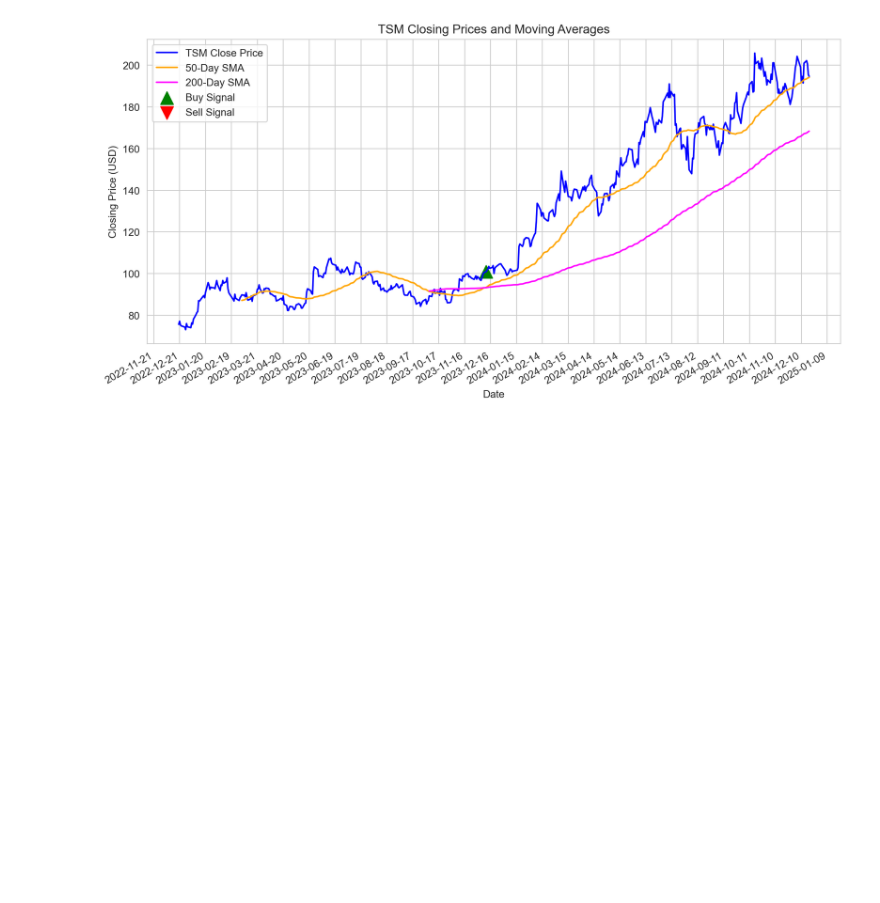
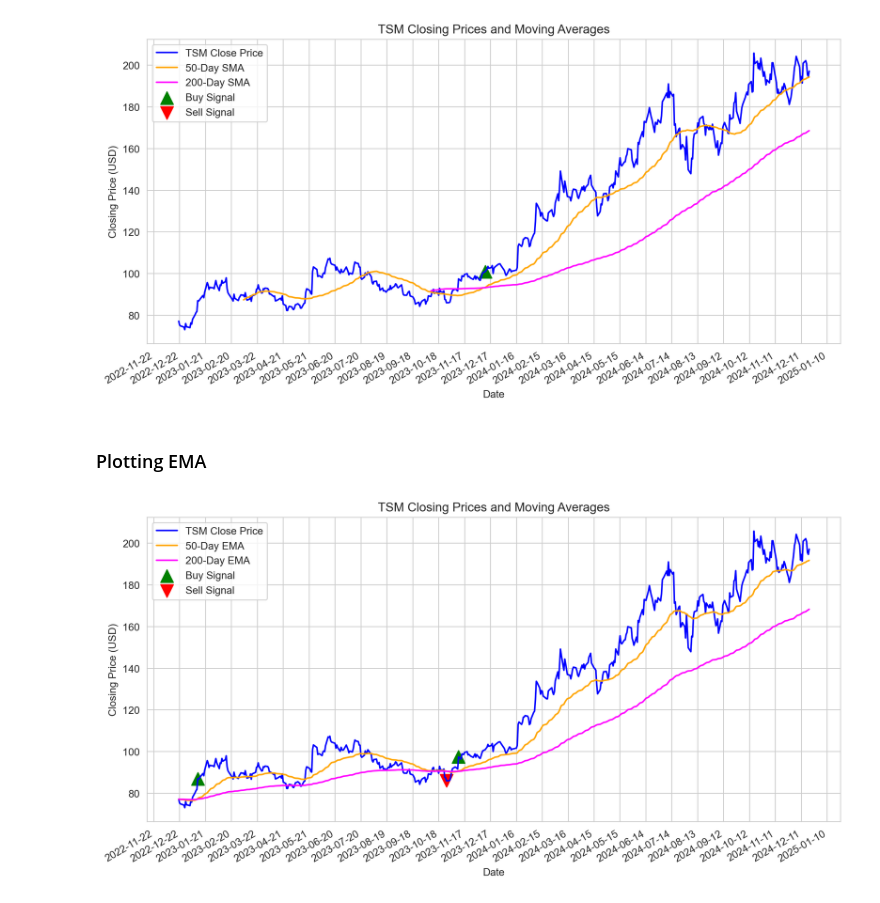
Before and after one commit to Ahkylez/Average-Crossover-Strategy, a Jupyter notebook: Moving-Average-Crossover-Strategy.ipynb, the cells around one changed output. Drawn from its saved outputs; the diff is of its cells as text; code cells hidden in the pictures; blank space fills up the shorter version.

Commit message:
Added EMA Plot

```diff
--- a/Moving-Average-Crossover-Strategy.ipynb
+++ b/Moving-Average-Crossover-Strategy.ipynb
@@ -57,13 +57,20 @@ Explain why we need to get these
 # %%
 df['50-Day SMA'] = df['Close'].rolling(window=50).mean()
 df['200-Day SMA'] = df['Close'].rolling(window=200).mean()
+
+# Calculate EMA
+df['50-Day EMA'] = df['Close'].ewm(span=50, adjust=False).mean()
+df['200-Day EMA'] = df['Close'].ewm(span=200, adjust=False).mean()
 # %% [markdown]
 ### Buy and Sell Signals
 # %% [markdown]
 Explain this here
 # %%
-df['Signal'] = np.where(df['50-Day SMA'] > df['200-Day SMA'], 1, 0)
-df['Position'] = df['Signal'].diff()
+df['Signal SMA'] = np.where(df['50-Day SMA'] > df['200-Day SMA'], 1, 0)
+df['Position SMA'] = df['Signal SMA'].diff()
+
+df['Signal EMA'] = np.where(df['50-Day EMA'] > df['200-Day EMA'], 1, 0)
+df['Position EMA'] = df['Signal EMA'].diff()
 # %% [markdown]
 ### Plotting SMA
 # %%
@@ -100,3 +107,39 @@ ax.legend(loc='best', fontsize=10)
 plt.show()
 # %% [output]
 [figure]
+# %% [markdown]
+### Plotting EMA
+# %%
+sns.set_style('whitegrid')
+fig, ax = plt.subplots(figsize=(12, 6), dpi=200)  # Set figure size
+fig.autofmt_xdate()
+
+# Format the x-axis
+ax.xaxis.set_major_locator(mdates.DayLocator(interval=30))  # Intervals of a month
+ax.xaxis.set_major_formatter(mdates.DateFormatter('%Y-%m-%d'))
+
+# Plot with Seaborn (use index for x-axis)
+
+close_values = df.Close.values.flatten() # Make close 1D for seaborn
+sns.lineplot(x=df.index, y=close_values, label=f'{symbol} Close Price', ax=ax, color='blue')
+sns.lineplot(x=df.index, y=df['50-Day EMA'], label='50-Day EMA', ax=ax, color='orange')
+sns.lineplot(x=df.index, y=df['200-Day EMA'], label='200-Day EMA', ax=ax, color='magenta')
+
+## PLot Buy Markers
+buy_signals = df[df['Position EMA'] == 1]
+sell_signals = df[df['Position EMA'] == -1]
+
+ax.scatter(buy_signals.index, buy_signals['Close'], label='Buy Signal', marker='^', color='green', s=150)
+ax.scatter(sell_signals.index, sell_signals['Close'], label='Sell Signal', marker='v', color='red', s=150)
+
+# Add titles and labels
+ax.set_title(f'{symbol} Closing Prices and Moving Averages')
+ax.set_xlabel('Date')
+ax.set_ylabel('Closing Price (USD)')
+
+ax.legend(loc='best', fontsize=10)
+
+
+plt.show()
+# %% [output]
+[figure, added]
```
Also changed, not shown: parts of 2 cells of this notebook.
